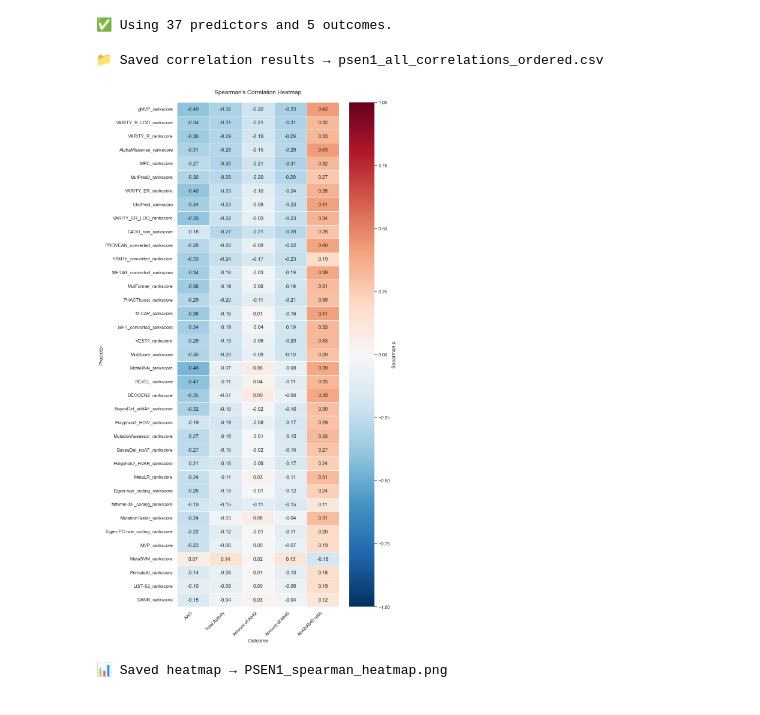
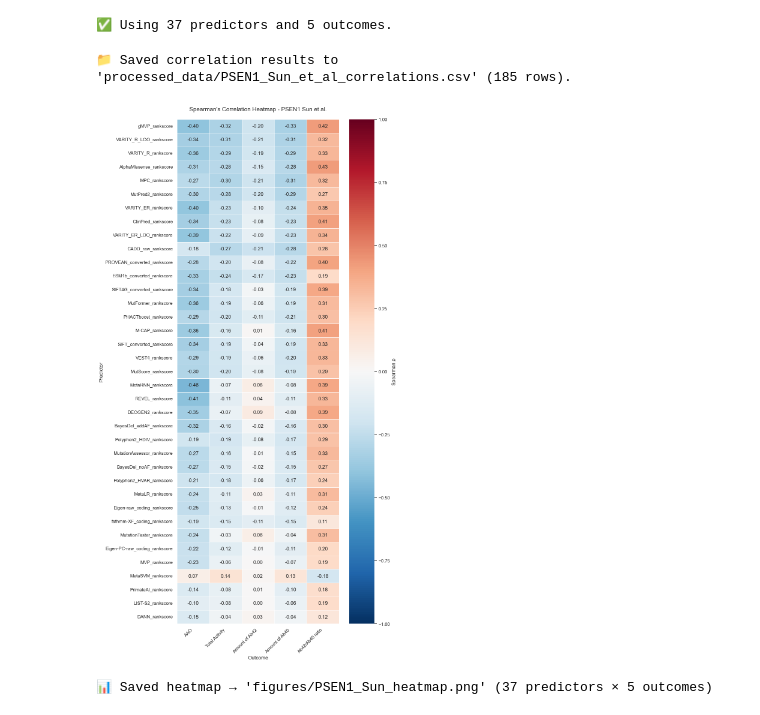
Before and after one commit to jiyeonsongg/am_comparison, a Jupyter notebook: spearman_heatmap.ipynb, the cells around one changed output. Drawn from its saved outputs; the diff is of its cells as text; code cells hidden in the pictures.

Commit message:
heatmap is reviewed with comments

```diff
--- a/spearman_heatmap.ipynb
+++ b/spearman_heatmap.ipynb
@@ -77,10 +77,11 @@ corr_df["Outcome"] = corr_df["Outcome"].astype(out_order)
 corr_df = corr_df.sort_values(["Outcome", "Predictor"]).reset_index(drop=True)
 
 # --- 7️⃣ Save results ---
-corr_df.to_csv("processed_data/psen1_all_correlations_ordered.csv", index=False) # Change the title as needed
-print("📁 Saved correlation results → psen1_all_correlations_ordered.csv") # Change the title as needed
+output_file = "processed_data/PSEN1_Sun_et_al_correlations.csv" # Change the title as needed
+corr_df.to_csv(output_file, index=False)
+print(f"📁 Saved correlation results to '{output_file}' ({len(corr_df)} rows).")
 # %% [output]
-📁 Saved correlation results → psen1_all_correlations_ordered.csv
+📁 Saved correlation results to 'processed_data/PSEN1_Sun_et_al_correlations.csv' (185 rows).
 # %%
 # --- 8️⃣ Pivot to wide format for heatmap ---
 rho_matrix = corr_df.pivot(index="Predictor", columns="Outcome", values="rho")
@@ -89,32 +90,33 @@ rho_matrix = corr_df.pivot(index="Predictor", columns="Outcome", values="rho")
 row_order = rho_matrix.abs().mean(axis=1).sort_values(ascending=False).index
 rho_matrix = rho_matrix.loc[row_order]
 # %%
-# --- 9️⃣ Plot Heatmap ---
+# --- 9️⃣ Plot Spearman Correlation Heatmap ---
 sns.set(style='white', font_scale=1.0)
 
 # Create figure & axis handle so we can control saving
 fig, ax = plt.subplots(figsize=(10, 0.4 * len(predictors) + 4))
 
 sns.heatmap(
     rho_matrix,
     cmap="RdBu_r",        # red = negative, blue = positive
     vmin=-1, vmax=1,      # color scale range
     annot=True, fmt=".2f",# show numbers
     linewidths=0.5,
     cbar_kws={"label": "Spearman ρ"},
     ax=ax                 # <-- make sure it draws on this axis
 )
 
-ax.set_title("Spearman's Correlation Heatmap", fontsize=14, pad=20)
+ax.set_title("Spearman's Correlation Heatmap - PSEN1 Sun et al.", fontsize=14, pad=20) # Change the title as needed
 plt.xticks(rotation=45, ha='right')
 plt.yticks(rotation=0)
 plt.tight_layout()
 # %% [output]
-[figure, old version]
+[figure, new version]
-# %%
-# --- 🔟 Save using the same figure handle ---
-fig.savefig("figures/PSEN1_spearman_heatmap.png", dpi=600, bbox_inches='tight', facecolor='white') # Change the title as needed
-plt.show()
-print("📊 Saved heatmap → PSEN1_spearman_heatmap.png") # Change the title as needed
-# %% [output]
-📊 Saved heatmap → PSEN1_spearman_heatmap.png
+# %%
+# --- 🔟 Save Figure ---
+fig_name = "figures/PSEN1_Sun_heatmap.png"
+fig.savefig(fig_name, dpi=600, bbox_inches="tight", facecolor="white")
+
+print(f"📊 Saved heatmap → '{fig_name}' ({len(predictors)} predictors × {len(outcomes)} outcomes)")
+# %% [output]
+📊 Saved heatmap → 'figures/PSEN1_Sun_heatmap.png' (37 predictors × 5 outcomes)
```
Also changed, not shown: parts of 1 cell of this notebook, 6 other files.
